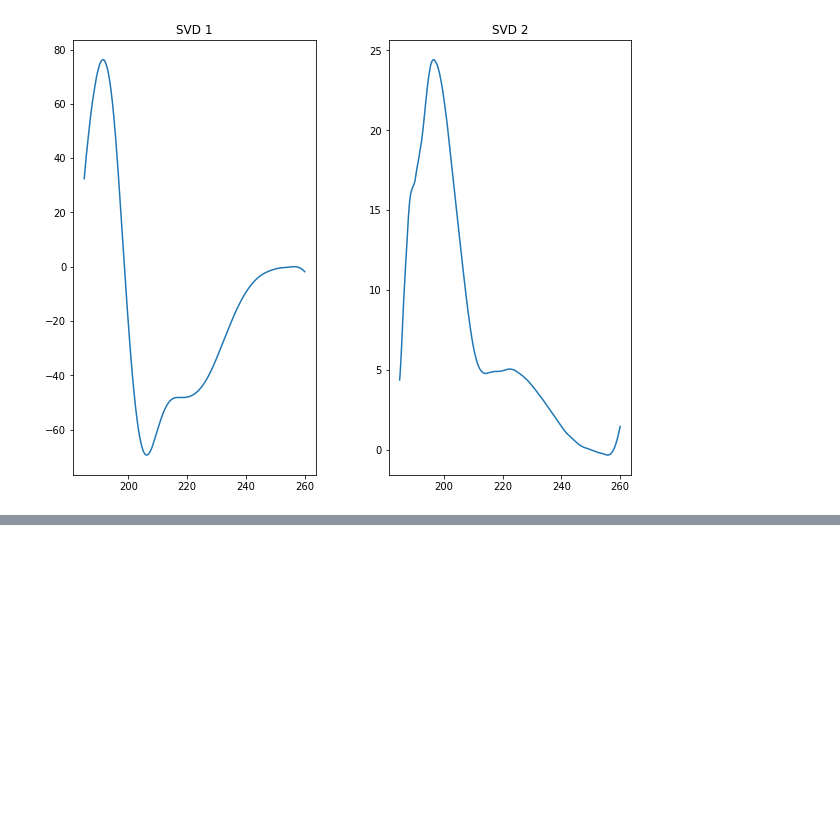
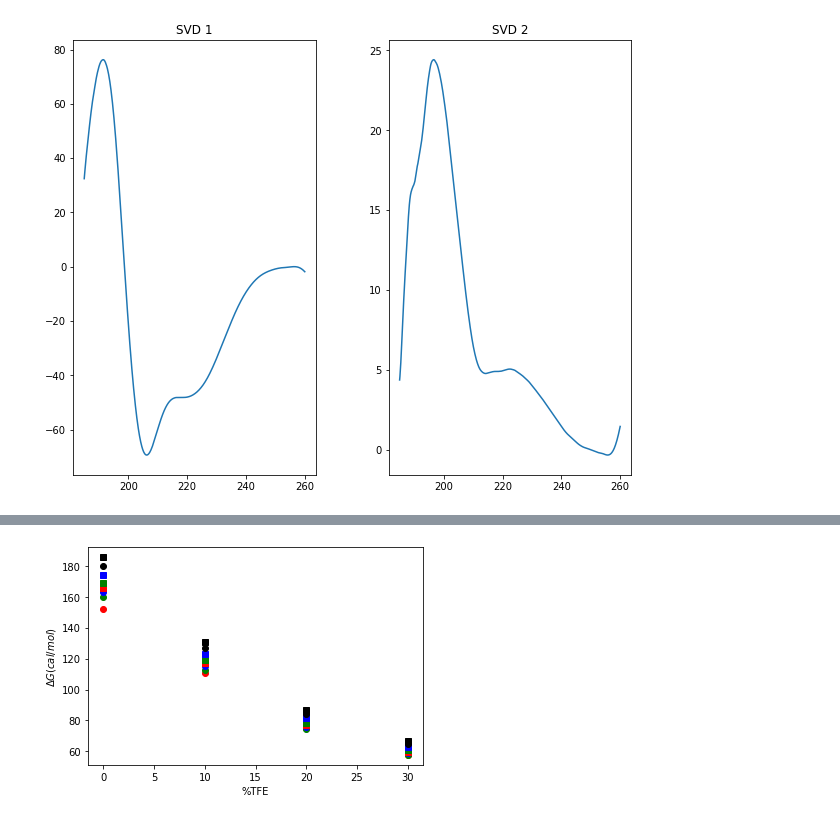
Before and after one commit to adgcal/CD-Analysis, a Jupyter notebook: fresh_cd_anal.ipynb, the cells around one changed output, grey strips where cells are left out. Saved outputs shown, nothing was run; the diff lists cells and outputs as text; code cells hidden in the pictures; blank space fills up the shorter version.

```diff
--- a/fresh_cd_anal.ipynb
+++ b/fresh_cd_anal.ipynb
@@ -439,7 +455,7 @@ plt.show()
 # %% [output]
 [figure]
 # %%
-lam,X6,tfe=readCDTF(dff6)
+lam6,X6,tfe=readCDTF(dff6)
 plt.ylabel(r'$[\theta ^o] cm^2 dmol^{-1}\cdot 10^{-3} $')
 plt.xlabel(r'$\lambda (nm)$')
 plt.title('35$^o$C')
@@ -447,7 +463,7 @@ plt.show()
 # %% [output]
 [figure]
 # %%
-lam,X7,tfe=readCDTF(dff7)
+lam7,X7,tfe=readCDTF(dff7)
 plt.ylabel(r'$[\theta ^o] cm^2 dmol^{-1}\cdot 10^{-3} $')
 plt.xlabel(r'$\lambda (nm)$')
 plt.title('45$^o$C')
@@ -455,7 +471,7 @@ plt.show()
 # %% [output]
 [figure]
 # %%
-lam,X8,tfe=readCDTF(dff8)
+lam8,X8,tfe=readCDTF(dff8)
 plt.ylabel(r'$[\theta ^o] cm^2 dmol^{-1}\cdot 10^{-3} $')
 plt.xlabel(r'$\lambda (nm)$')
 plt.title('55$^o$C')
@@ -505,13 +521,13 @@ Initial population fraction of the two Major SVD componenrs 0.2311 0.8315
 Initial population fraction of the two Major SVD componenrs 0.2363 0.8505
 # %%
 XY1=epec(2,X1_a,s1,lam)#5C
-XY1=epec(2,X2_a,s2,lam)#10C
-XY1=epec(2,X3_a,s3,lam)#15C
-XY1=epec(2,X4_a,s4,lam)#20C
-XY1=epec(2,X5_a,s5,lam)#25C
-XY1=epec(2,X6_a,s6,lam)#35C
-XY1=epec(2,X7_a,s7,lam)#45C
-XY1=epec(2,X8_a,s8,lam)#55C
+XY2=epec(2,X2_a,s2,lam)#10C
+XY3=epec(2,X3_a,s3,lam)#15C
+XY4=epec(2,X4_a,s4,lam)#20C
+XY5=epec(2,X5_a,s5,lam)#25C
+XY6=epec(2,X6_a,s6,lam)#35C
+XY7=epec(2,X7_a,s7,lam)#45C
+XY8=epec(2,X8_a,s8,lam)#55C
 # %% [output]
 [figure]
 [figure]
@@ -533,0 +566,37 @@ or, $f=\frac{ycal}{y1-y2}$
+# %%
+# function to evaluate f from SVD components
+
+def svd2f(X,XY):
+  # Two SVD components
+  y1=XY[:,0]
+  y2=XY[:,1]
+  dy=y1-y2
+  r,c=X.shape
+  f=[]
+  for i in range(c):
+    N=np.dot(X[:,i]-y2,y1-y2)
+    D=np.dot(dy,dy)
+    f.append(np.sum(N)/np.sum(D))
+  return f
+F1=svd2f(X1,XY1)
+F2=svd2f(X2,XY2)
+F3=svd2f(X2,XY2)
+F4=svd2f(X2,XY2)
+F5=svd2f(X2,XY2)
+F6=svd2f(X2,XY2)
+F7=svd2f(X2,XY2)
+F8=svd2f(X2,XY2)
+
+plt.plot(tfe,-R*(273+5)*np.log(F1),'ro')
+plt.plot(tfe,-R*(273+10)*np.log(F2),'go')
+plt.plot(tfe,-R*(273+15)*np.log(F3),'bo')
+plt.plot(tfe,-R*(273+20)*np.log(F4),'rs')
+plt.plot(tfe,-R*(273+25)*np.log(F5),'gs')
+plt.plot(tfe,-R*(273+35)*np.log(F6),'bs')
+plt.plot(tfe,-R*(273+45)*np.log(F7),'ko')
+plt.plot(tfe,-R*(273+55)*np.log(F8),'ks')
+plt.xlabel('%TFE')
+plt.ylabel('$\Delta G (cal /mol)$')
+plt.show()
+# %% [output]
+[figure, added]
```
Also changed, not shown: parts of 10 cells of this notebook.
